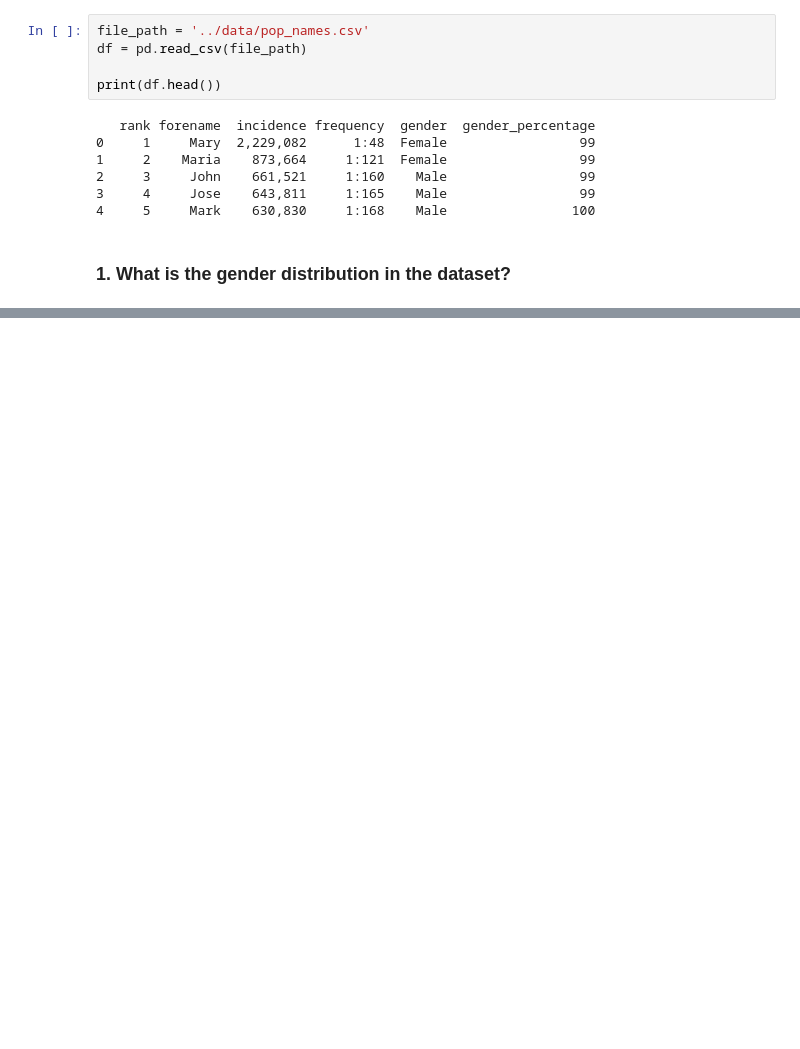
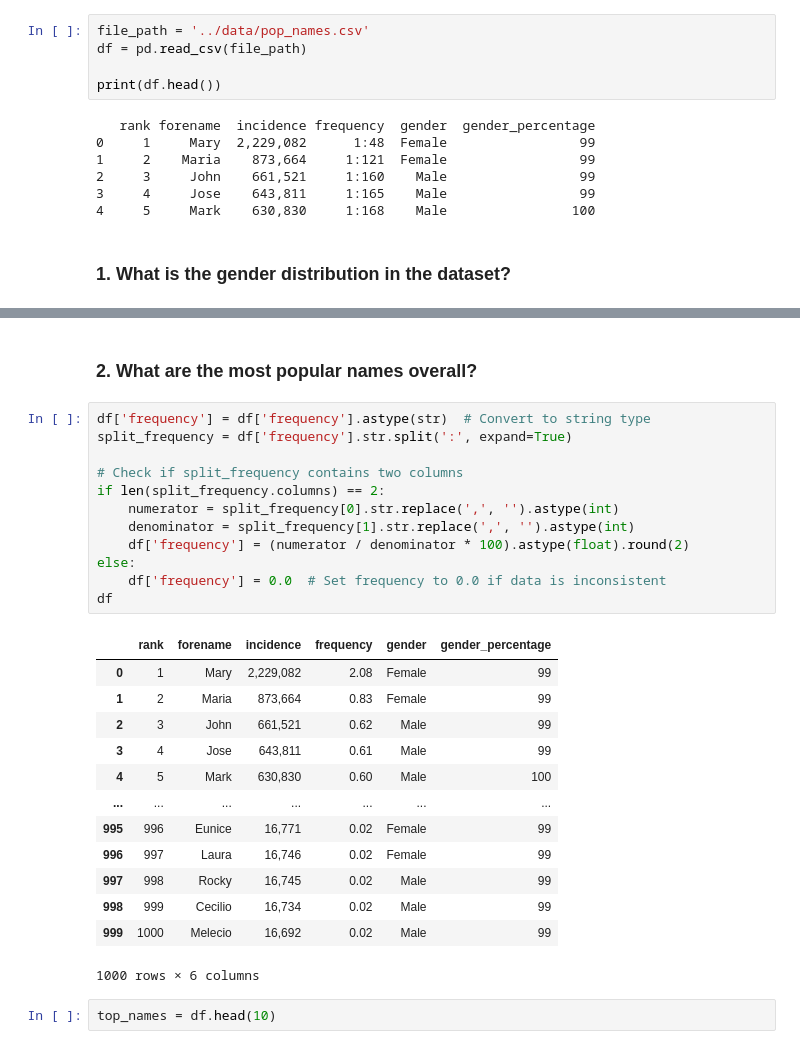
Before and after one commit to jrzvnn/common-names-eda, a Jupyter notebook: notebooks/common_names_eda.ipynb, the cells around one changed output, grey strips where cells are left out. Cells and saved outputs as stored; diff of their text form; blank space fills up the shorter version.

```diff
--- a/notebooks/common_names_eda.ipynb
+++ b/notebooks/common_names_eda.ipynb
@@ -81,3 +84,33 @@ plt.title('Gender Distribution in the Dataset')
 plt.show()
 # %% [output]
 [figure]
+# %% [markdown]
+### 2. What are the most popular names overall?
+# %%
+df['frequency'] = df['frequency'].astype(str)  # Convert to string type
+split_frequency = df['frequency'].str.split(':', expand=True)
+
+# Check if split_frequency contains two columns
+if len(split_frequency.columns) == 2:
+    numerator = split_frequency[0].str.replace(',', '').astype(int)
+    denominator = split_frequency[1].str.replace(',', '').astype(int)
+    df['frequency'] = (numerator / denominator * 100).astype(float).round(2)
+else:
+    df['frequency'] = 0.0  # Set frequency to 0.0 if data is inconsistent
+df
+# %% [output]
+|  | rank | forename | incidence | frequency | gender | gender_percentage |
+| 0 | 1 | Mary | 2,229,082 | 2.08 | Female | 99 |
+| 1 | 2 | Maria | 873,664 | 0.83 | Female | 99 |
+| 2 | 3 | John | 661,521 | 0.62 | Male | 99 |
+| 3 | 4 | Jose | 643,811 | 0.61 | Male | 99 |
+| 4 | 5 | Mark | 630,830 | 0.60 | Male | 100 |
+| ... | ... | ... | ... | ... | ... | ... |
+| 995 | 996 | Eunice | 16,771 | 0.02 | Female | 99 |
+| 996 | 997 | Laura | 16,746 | 0.02 | Female | 99 |
+| 997 | 998 | Rocky | 16,745 | 0.02 | Male | 99 |
+| 998 | 999 | Cecilio | 16,734 | 0.02 | Male | 99 |
+| 999 | 1000 | Melecio | 16,692 | 0.02 | Male | 99 |
+1000 rows × 6 columns
+# %%
+top_names = df.head(10)
```
Also changed, not shown: parts of 9 cells of this notebook, 1 other file.
